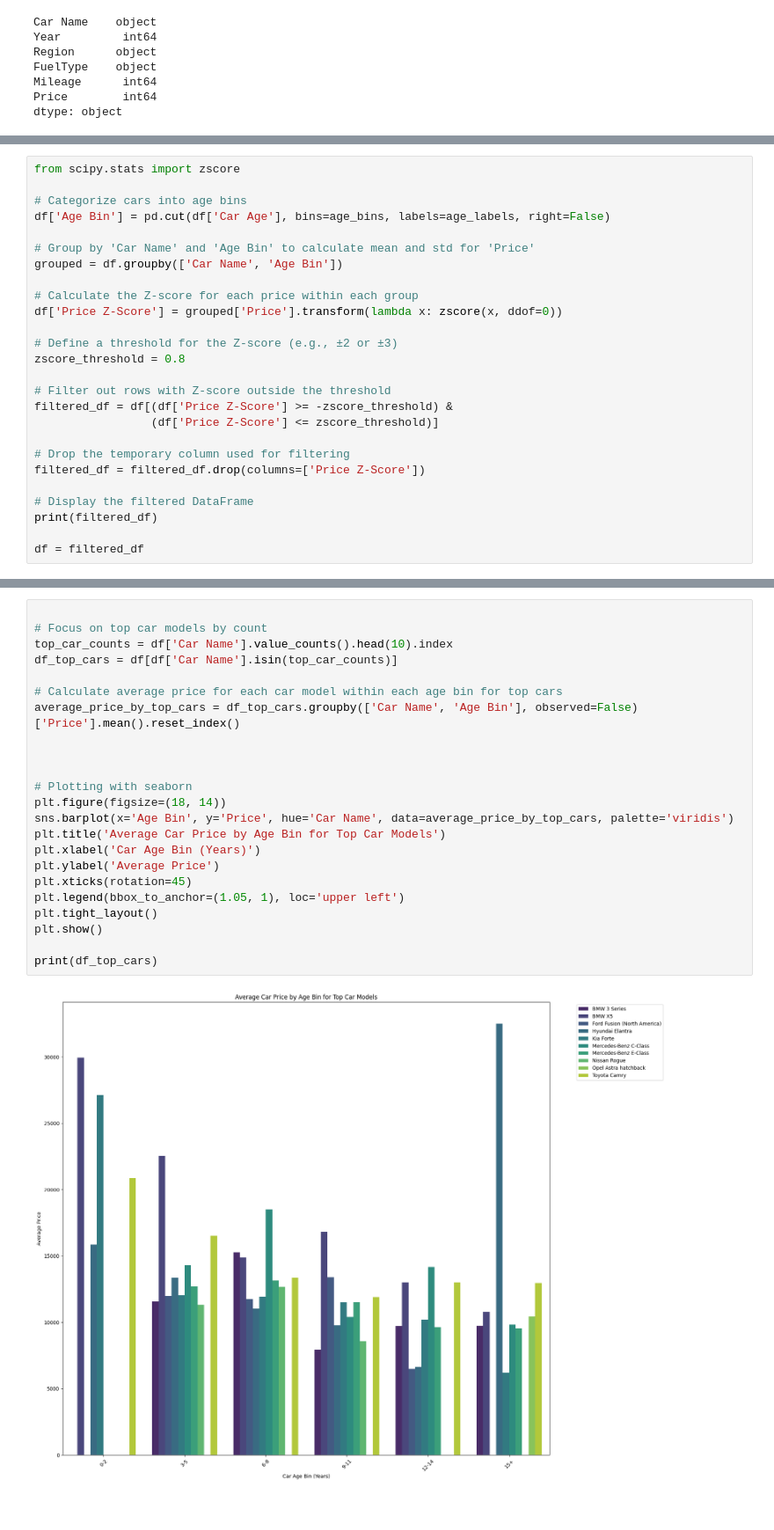
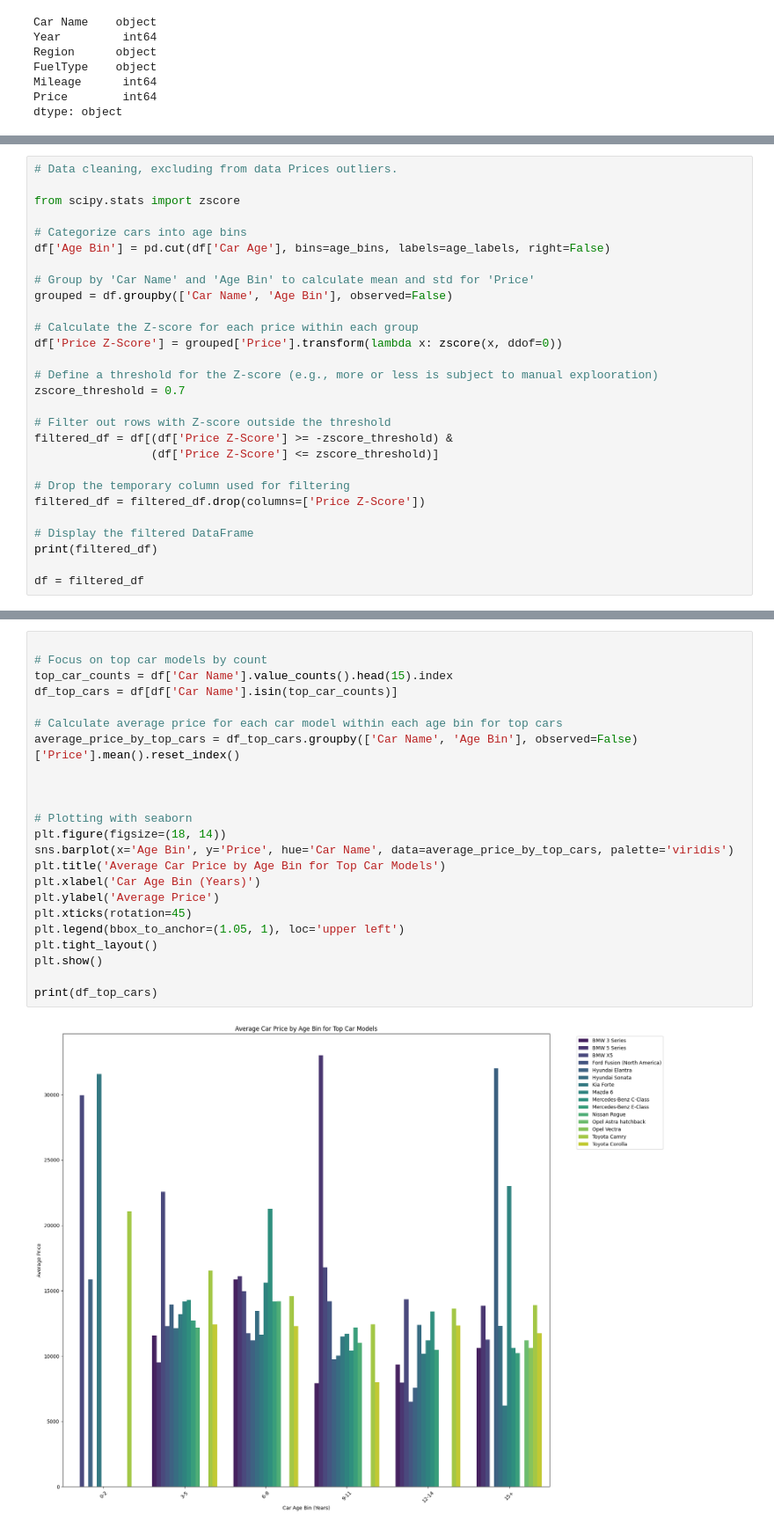
Before and after one commit to melkonyankarapet/Kaggle-data-analysis, a Jupyter notebook: arm-car-values-prediction.ipynb, the cells around one changed output, grey strips where cells are left out. Shown at 88% size. Saved outputs shown, nothing was run; the diff lists cells and outputs as text.

Commit message:
Kaggle Notebook | Arm_Car_Values_Prediction |

```diff
--- a/arm-car-values-prediction.ipynb
+++ b/arm-car-values-prediction.ipynb
@@ -113,19 +114,21 @@ df
 | 7994 | Mercedes-Benz C-Class | 1997 | Nor Geghi | Gasoline | 200000 | 3200 | 27 |
 7995 rows × 7 columns
 # %%
+# Data cleaning, excluding from data Prices outliers.
+
 from scipy.stats import zscore
 
 # Categorize cars into age bins
 df['Age Bin'] = pd.cut(df['Car Age'], bins=age_bins, labels=age_labels, right=False)
 
 # Group by 'Car Name' and 'Age Bin' to calculate mean and std for 'Price'
-grouped = df.groupby(['Car Name', 'Age Bin'])
+grouped = df.groupby(['Car Name', 'Age Bin'], observed=False)
 
 # Calculate the Z-score for each price within each group
 df['Price Z-Score'] = grouped['Price'].transform(lambda x: zscore(x, ddof=0))
 
-# Define a threshold for the Z-score (e.g., ±2 or ±3)
-zscore_threshold = 0.8
+# Define a threshold for the Z-score (e.g., more or less is subject to manual explooration)
+zscore_threshold = 0.7
 
 # Filter out rows with Z-score outside the threshold
 filtered_df = df[(df['Price Z-Score'] >= -zscore_threshold) &
@@ -159,25 +162,25 @@ df = filtered_df
 # %%
 
 # Focus on top car models by count
-top_car_counts = df['Car Name'].value_counts().head(10).index
+top_car_counts = df['Car Name'].value_counts().head(15).index
 df_top_cars = df[df['Car Name'].isin(top_car_counts)]
 
 # Calculate average price for each car model within each age bin for top cars
 average_price_by_top_cars = df_top_cars.groupby(['Car Name', 'Age Bin'], observed=False)['Price'].mean().reset_index()
 
 
 
 # Plotting with seaborn
 plt.figure(figsize=(18, 14))
 sns.barplot(x='Age Bin', y='Price', hue='Car Name', data=average_price_by_top_cars, palette='viridis')
 plt.title('Average Car Price by Age Bin for Top Car Models')
 plt.xlabel('Car Age Bin (Years)')
 plt.ylabel('Average Price')
 plt.xticks(rotation=45)
 plt.legend(bbox_to_anchor=(1.05, 1), loc='upper left')
 plt.tight_layout()
 plt.show()
 
 print(df_top_cars)
 # %% [output]
-[figure, old version]
+[figure, new version]
```
Also changed, not shown: parts of 11 cells of this notebook.
